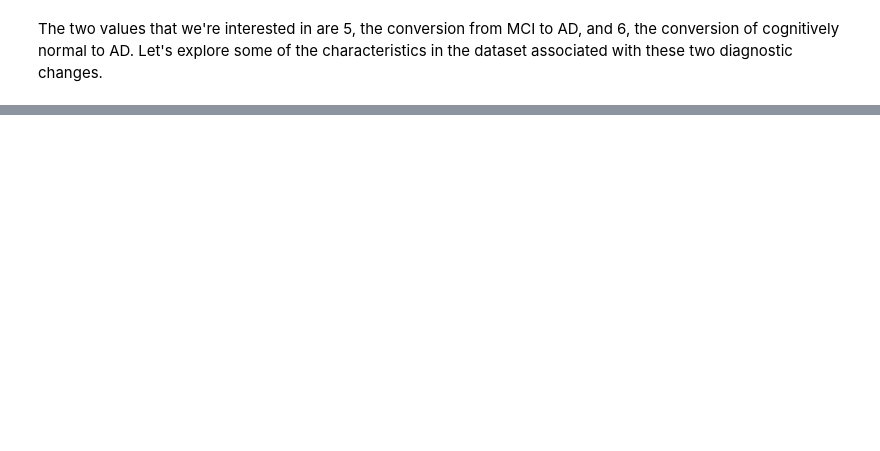
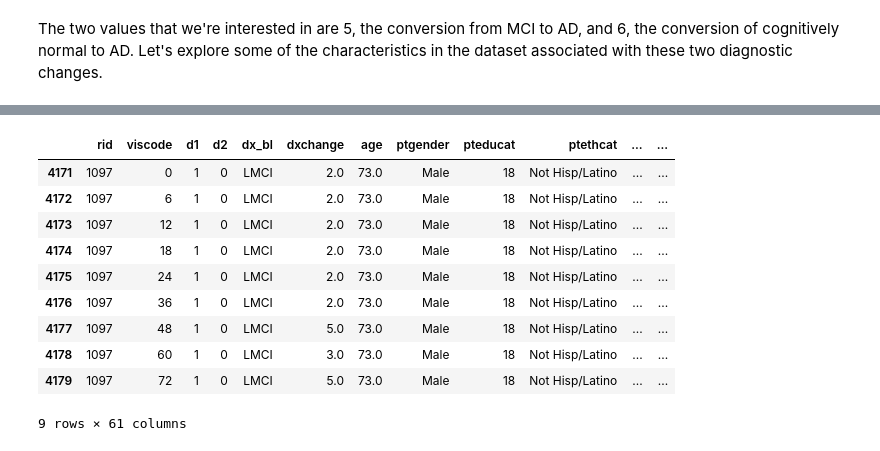
Before and after one commit to keshavkrishnagangwar/springboard_data_science, a Jupyter notebook: capstone_1_mri/eda.ipynb, the cells around one changed output, grey strips where cells are left out. Drawn from its saved outputs; the diff is of its cells as text; code cells hidden in the pictures; blank space fills up the shorter version.

```diff
--- a/capstone_1_mri/eda.ipynb
+++ b/capstone_1_mri/eda.ipynb
@@ -683,0 +925,3 @@ The two values that we're interested in are 5, the conversion from MCI to AD, an
+# %%
+# convert to MCI
+df.loc[773, 'dxchange'] = 4
@@ -683,0 +944,15 @@ The two values that we're interested in are 5, the conversion from MCI to AD, an
+# %%
+# display next patient
+df[df.rid == converts_multi[5]]
+# %% [output]
+|  | rid | viscode | d1 | d2 | dx_bl | dxchange | age | ptgender | pteducat | ptethcat | ... | ... |
+| 4171 | 1097 | 0 | 1 | 0 | LMCI | 2.0 | 73.0 | Male | 18 | Not Hisp/Latino | ... | ... |
+| 4172 | 1097 | 6 | 1 | 0 | LMCI | 2.0 | 73.0 | Male | 18 | Not Hisp/Latino | ... | ... |
+| 4173 | 1097 | 12 | 1 | 0 | LMCI | 2.0 | 73.0 | Male | 18 | Not Hisp/Latino | ... | ... |
+| 4174 | 1097 | 18 | 1 | 0 | LMCI | 2.0 | 73.0 | Male | 18 | Not Hisp/Latino | ... | ... |
+| 4175 | 1097 | 24 | 1 | 0 | LMCI | 2.0 | 73.0 | Male | 18 | Not Hisp/Latino | ... | ... |
+| 4176 | 1097 | 36 | 1 | 0 | LMCI | 2.0 | 73.0 | Male | 18 | Not Hisp/Latino | ... | ... |
+| 4177 | 1097 | 48 | 1 | 0 | LMCI | 5.0 | 73.0 | Male | 18 | Not Hisp/Latino | ... | ... |
+| 4178 | 1097 | 60 | 1 | 0 | LMCI | 3.0 | 73.0 | Male | 18 | Not Hisp/Latino | ... | ... |
+| 4179 | 1097 | 72 | 1 | 0 | LMCI | 5.0 | 73.0 | Male | 18 | Not Hisp/Latino | ... | ... |
+9 rows × 61 columns
```
Also changed, not shown: parts of 89 cells of this notebook.
